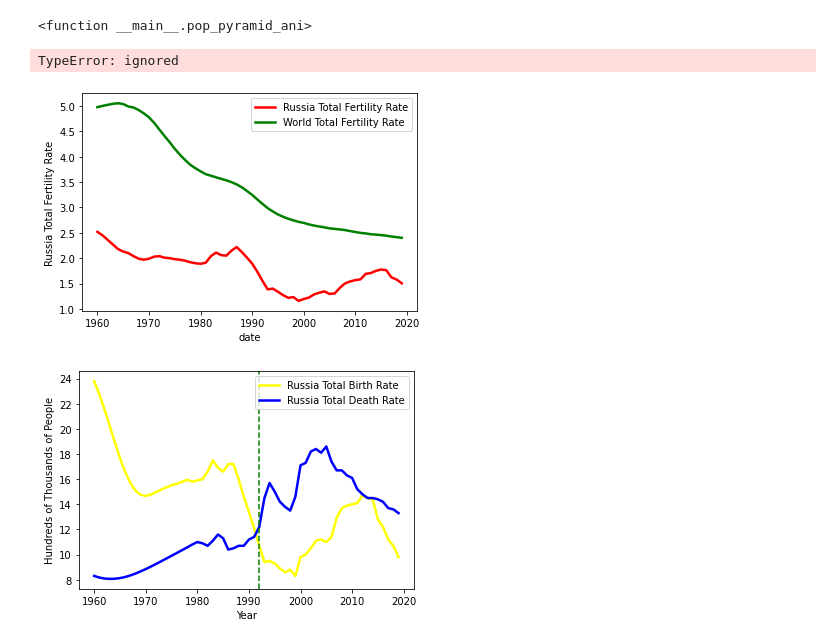
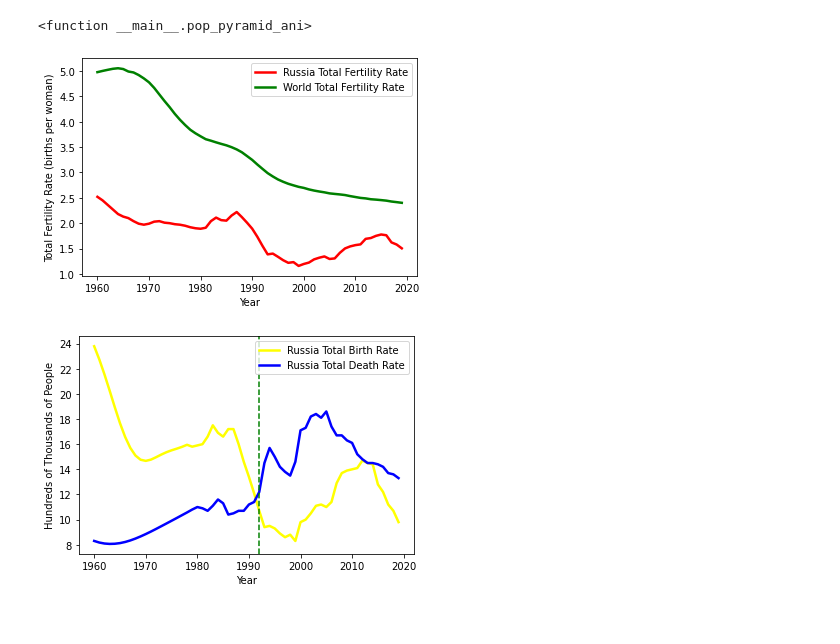
Before and after one commit to seank934/project1, a Jupyter notebook: project_1_envecon_153.ipynb, the cells around one changed output. Cells and saved outputs as stored; diff of their text form; code cells hidden in the pictures.

```diff
--- a/project_1_envecon_153.ipynb
+++ b/project_1_envecon_153.ipynb
@@ -233,33 +200,30 @@ interactive(children=(IntSlider(value=1990, description='year', max=2020, min=19
 # %%
 # fertility rate visualization
 cf.go_offline()
 wbdata.get_country('RUS')
 
 variable_labels = {"SP.DYN.TFRT.IN":"Russia Total Fertility Rate"}
 
 RUS_FR = wbdata.get_dataframe(variable_labels, country="RUS")
 RUS_FR = RUS_FR.reset_index()
 # By Russian fertility from 1960 - 2020
 RUS_FR['date'] = RUS_FR['date'].astype(int)
 # By World fertility from 1960 - 2020
 variable_labels = {"SP.DYN.TFRT.IN":"World Total Fertility Rate"}
 WLD_FR = wbdata.get_dataframe(variable_labels, country="WLD")
 WLD_FR = WLD_FR.reset_index()
 WLD_FR['date'] = WLD_FR['date'].astype(int)
 
 fig, ax = plt.subplots()
 sns.lineplot(data=RUS_FR, x="date", y="Russia Total Fertility Rate",
              label = 'Russia Total Fertility Rate', color='red', linewidth=2.5, dashes=(5, 1), ax = ax)
 sns.lineplot(data=WLD_FR, x="date", y="World Total Fertility Rate",
              label = 'World Total Fertility Rate', color='green', linewidth=2.5, ax = ax)
 
-
-
-plt.xticks(np.arange(min(RUS_FR['date']), max(RUS_FR['date'])+1, 10))
+plt.xticks(np.arange(np.min(RUS_FR['date']), np.max(RUS_FR['date'])+1, 10))
 ax.set(xlabel='Year', ylabel='Total Fertility Rate (births per woman)');
 # %% [output]
-TypeError: ignored
-[figure, old version]
+[figure, new version]
 # %%
 
 # birth vs death rate
```
Also changed, not shown: parts of 26 cells of this notebook.
